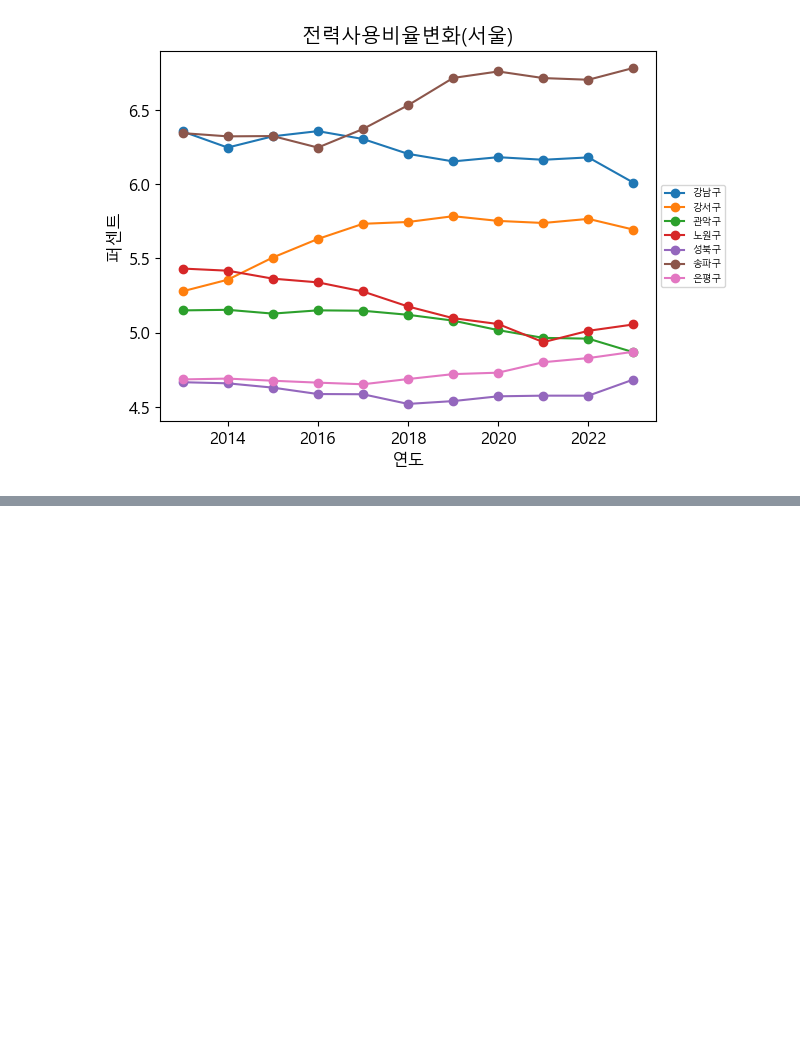
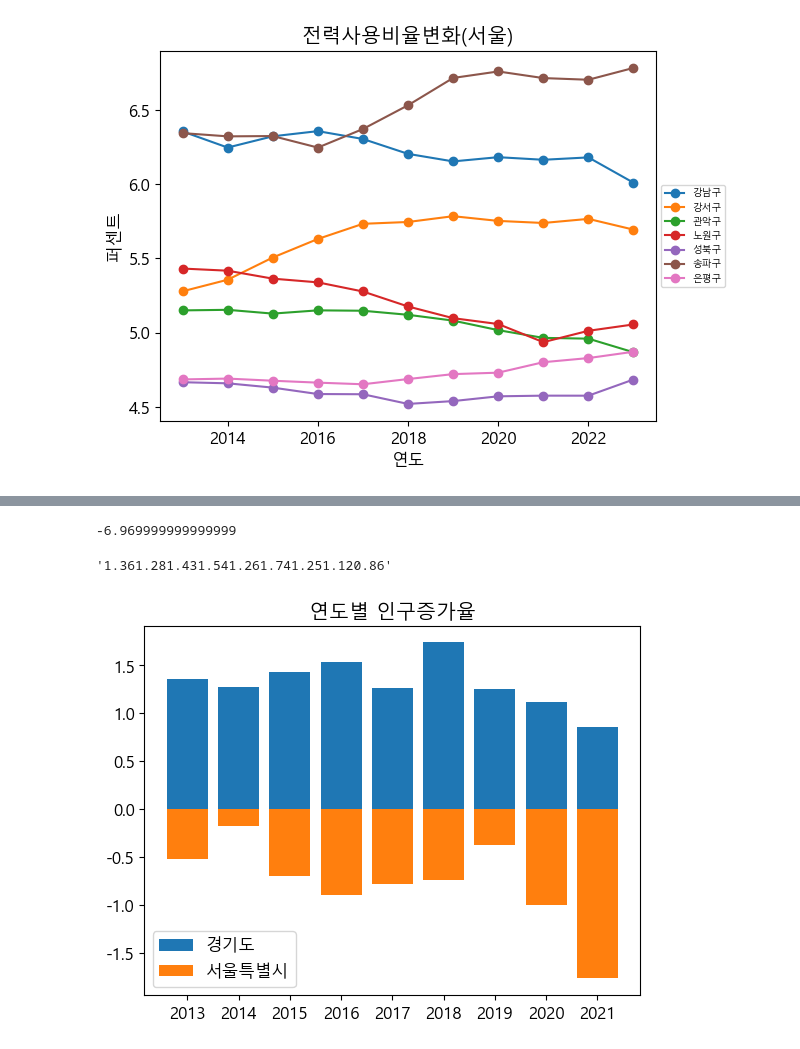
Before and after one commit to SSUUN/kepco_5, a Jupyter notebook: project/동.ipynb, the cells around one changed output, grey strips where cells are left out. Cells and saved outputs as stored; diff of their text form; code cells hidden in the pictures; blank space fills up the shorter version.

```diff
--- a/project/동.ipynb
+++ b/project/동.ipynb
@@ -436,0 +523,4 @@ plt.show()
+# %%
+hu = hu.drop(hu.index[0])
+# %%
+hu = hu[['서울특별시','경기도']]
@@ -436,0 +531,12 @@ plt.show()
+# %%
+hu['서울특별시'] = hu['서울특별시'].astype(float)
+# %%
+hu['서울특별시'].sum()
+# %% [output]
+-6.969999999999999
+# %%
+hu['경기도'].sum()
+# %% [output]
+'1.361.281.431.541.261.741.251.120.86'
+# %%
+hu['경기도'] = hu['경기도'].astype(float)
@@ -436,0 +546,9 @@ plt.show()
+# %%
+plt.bar(hu.index,hu['경기도'],label='경기도')
+plt.bar(hu.index,hu['서울특별시'],label='서울특별시')
+plt.rcParams['axes.unicode_minus'] = False
+plt.legend()
+plt.title('연도별 인구증가율')
+plt.show()
+# %% [output]
+[figure, added]
```
Also changed, not shown: parts of 38 cells of this notebook.
